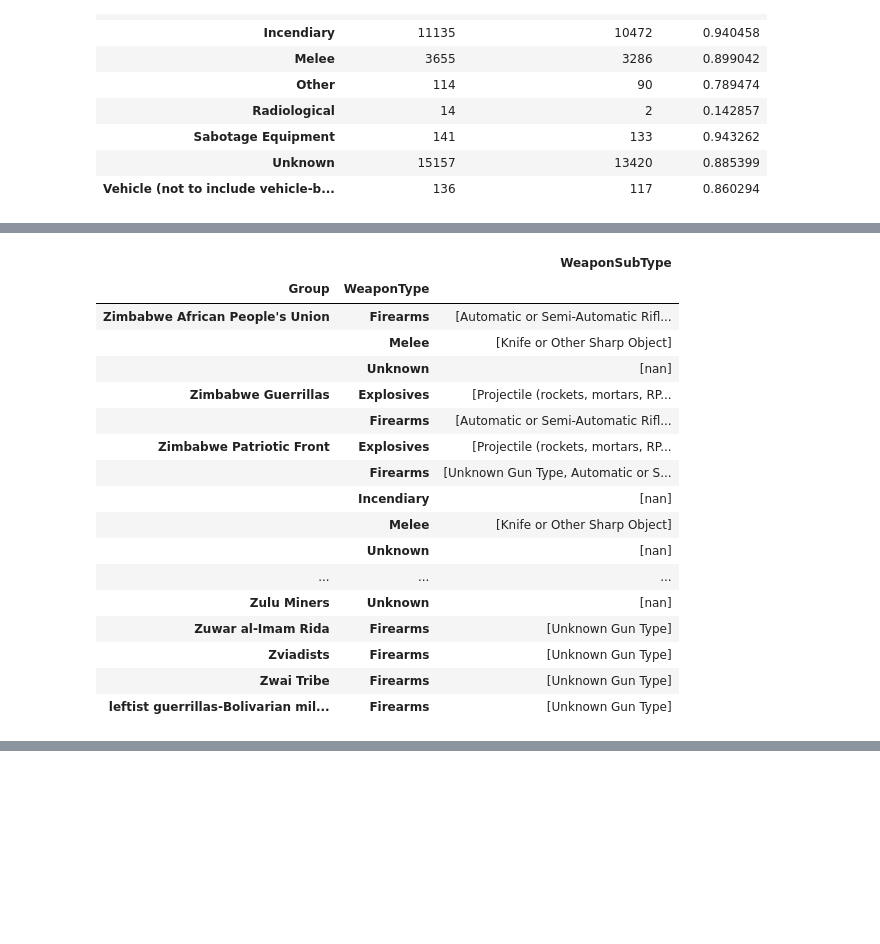
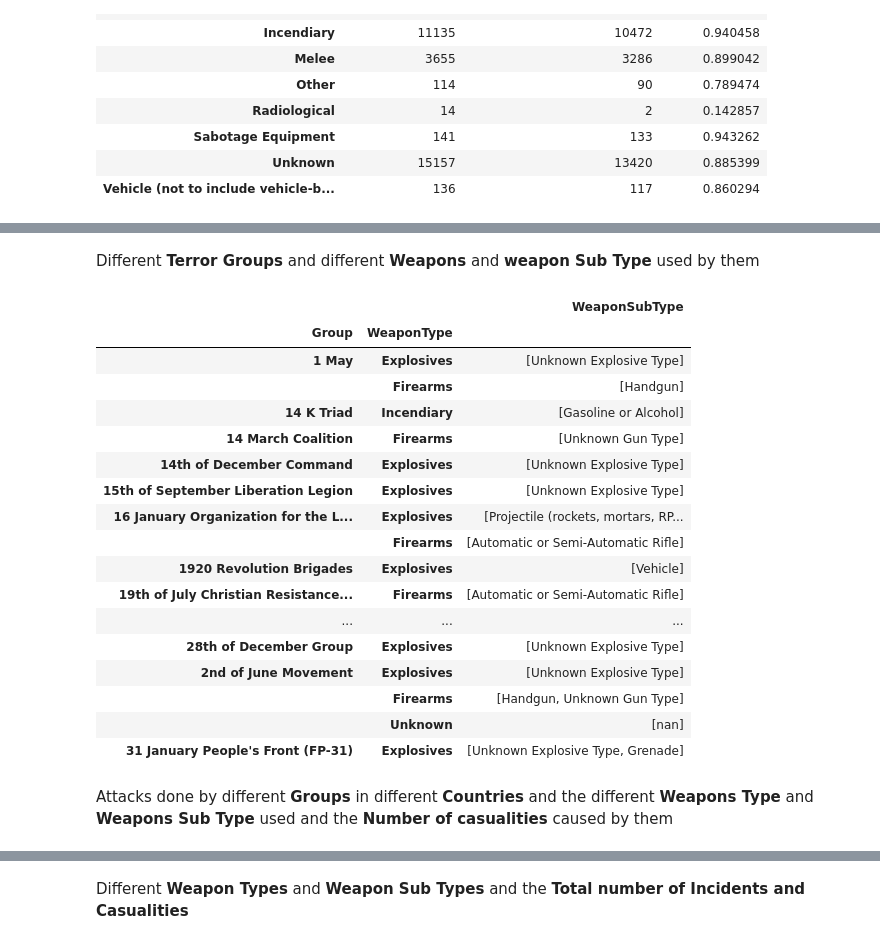
Before and after one commit to siddeshnaik/Sparks_Foundation, a Jupyter notebook: Terrorisum.ipynb, the cells around one changed output, grey strips where cells are left out. Cells and saved outputs as stored; diff of their text form; code cells hidden in the pictures; blank space fills up the shorter version.

```diff
--- a/Terrorisum.ipynb
+++ b/Terrorisum.ipynb
@@ -617,24 +839,28 @@ pd.DataFrame({'No. of Attacks':df.groupby(['Country','Group'])['Group'].count(),
+# %% [markdown]
+Different **Terror Groups** and different **Weapons** and **weapon Sub Type** used by them
 # %%
-pd.DataFrame(df.groupby(['Group', 'WeaponType'])['WeaponSubType'].unique()).tail(20)
+pd.DataFrame(df.groupby(['Group', 'WeaponType'])['WeaponSubType'].unique()).head(30)
 # %% [output]
 |  |  | WeaponSubType |
 | Group | WeaponType |  |
-| Zimbabwe African People's Union | Firearms | [Automatic or Semi-Automatic Rifl... |
-|  | Melee | [Knife or Other Sharp Object] |
+| 1 May | Explosives | [Unknown Explosive Type] |
+|  | Firearms | [Handgun] |
+| 14 K Triad | Incendiary | [Gasoline or Alcohol] |
+| 14 March Coalition | Firearms | [Unknown Gun Type] |
+| 14th of December Command | Explosives | [Unknown Explosive Type] |
+| 15th of September Liberation Legion | Explosives | [Unknown Explosive Type] |
+| 16 January Organization for the L... | Explosives | [Projectile (rockets, mortars, RP... |
+|  | Firearms | [Automatic or Semi-Automatic Rifle] |
+| 1920 Revolution Brigades | Explosives | [Vehicle] |
+| 19th of July Christian Resistance... | Firearms | [Automatic or Semi-Automatic Rifle] |
+| ... | ... | ... |
+| 28th of December Group | Explosives | [Unknown Explosive Type] |
+| 2nd of June Movement | Explosives | [Unknown Explosive Type] |
+|  | Firearms | [Handgun, Unknown Gun Type] |
 |  | Unknown | [nan] |
-| Zimbabwe Guerrillas | Explosives | [Projectile (rockets, mortars, RP... |
-|  | Firearms | [Automatic or Semi-Automatic Rifl... |
-| Zimbabwe Patriotic Front | Explosives | [Projectile (rockets, mortars, RP... |
-|  | Firearms | [Unknown Gun Type, Automatic or S... |
-|  | Incendiary | [nan] |
-|  | Melee | [Knife or Other Sharp Object] |
-|  | Unknown | [nan] |
-| ... | ... | ... |
-| Zulu Miners | Unknown | [nan] |
-| Zuwar al-Imam Rida | Firearms | [Unknown Gun Type] |
-| Zviadists | Firearms | [Unknown Gun Type] |
-| Zwai Tribe | Firearms | [Unknown Gun Type] |
-| leftist guerrillas-Bolivarian mil... | Firearms | [Unknown Gun Type] |
+| 31 January People's Front (FP-31) | Explosives | [Unknown Explosive Type, Grenade] |
+# %% [markdown]
+Attacks done by different **Groups** in different **Countries** and the different **Weapons Type** and **Weapons Sub Type** used and the **Number of casualities** caused by them
 # %%
 pd.DataFrame(df.groupby(['Country','Group', 'WeaponType', 'WeaponSubType'])['Casualities'].sum().head(30))
 # %% [output]
@@ -656,3 +882,5 @@ pd.DataFrame(df.groupby(['Country','Group', 'WeaponType', 'WeaponSubType'])['Cas
 |  | Hezb-e Wahdat-e Islami-yi Afghani... | Firearms | Automatic or Semi-Automatic Rifle | 5.0 |
 |  | Hizb-I-Islami | Explosives | Landmine | 2.0 |
 |  |  |  | Other Explosive Type | 0.0 |
+# %% [markdown]
+Different **Weapon Types** and **Weapon Sub Types** and the **Total number of Incidents and Casualities**
```
Also changed, not shown: parts of 74 cells of this notebook.
